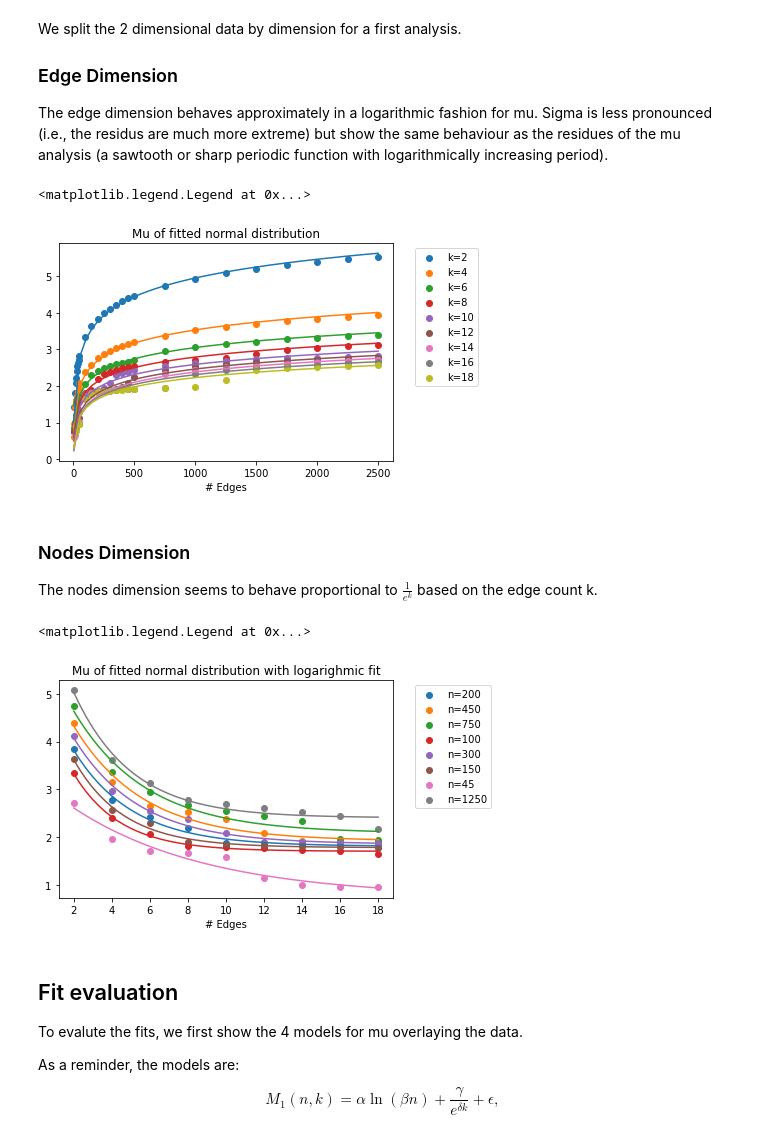
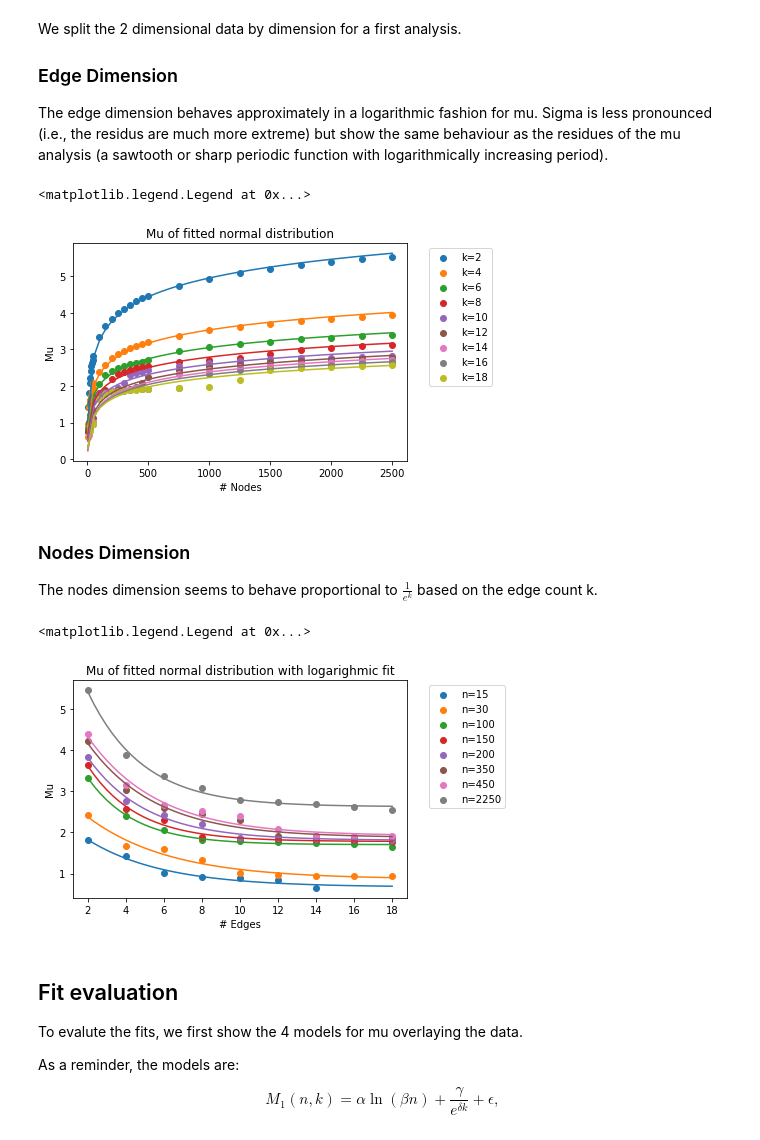
Before and after one commit to vs-uulm/eta-adaptive, a Jupyter notebook: Distribution Model.ipynb, the cells around one changed output. Saved outputs shown, nothing was run; the diff lists cells and outputs as text; code cells hidden in the pictures.

```diff
--- a/Distribution Model.ipynb
+++ b/Distribution Model.ipynb
@@ -218,12 +222,13 @@ for k in range(min(base["edges"]),max(base["edges"])+2,2): # Plotting all: base[
             continue
     curve = lambda x: logx(x, fit[0], fit[1], fit[2])
     plt.plot(Ns, curve(Ns))
-plt.xlabel("# Edges")
+plt.xlabel("# Nodes")
+plt.ylabel("Mu")
 plt.title("Mu of fitted normal distribution")
 plt.legend(bbox_to_anchor=(1.05, 1), loc='upper left')
 # %% [output]
 <matplotlib.legend.Legend at 0x...>
-[figure, old version]
+[figure, new version]
 # %% [markdown]
 ### Nodes Dimension
 
@@ -231,30 +236,34 @@ The nodes dimension seems to behave proportional to $\frac{1}{e^k}$ based on the
 # %%
 # Behaviour of Mu based on variable edge count
 # Estimated behaviour is proportional to 1/exp(k)
 
 def expx(x, a, b, c):
     return c+(a/np.exp(b*x))
 Ks = np.linspace(min(base["edges"]),max(base["edges"]))
 
-for n in random.sample(base["unique_nodes"], 8): # Plotting all: base["unique_nodes"]
+samples = random.sample(base["unique_nodes"], 8)
+samples.sort()
+
+for n in samples: # Plotting all: base["unique_nodes"]
     # Data
     ns = [i for i,x in enumerate(base["nodes"]) if x == n]
     ks = [base["edges"][i] for i in ns]
     mus = [base["mu_means"][i] for i in ns]
     plt.scatter(ks, mus, label=f"n={n}")
     # Fit
     if len(mus) < 4:
         # not enough data
         continue
     fit = curve_fit(expx, ks, mus)[0]
     curve = lambda x: expx(x, fit[0], fit[1], fit[2])
     plt.plot(Ks, curve(Ks))
 plt.xlabel("# Edges")
+plt.ylabel("Mu")
 plt.title("Mu of fitted normal distribution with logarighmic fit")
 plt.legend(bbox_to_anchor=(1.05, 1), loc='upper left')
 # %% [output]
 <matplotlib.legend.Legend at 0x...>
-[figure, old version]
+[figure, new version]
 # %% [markdown]
 ## Fit evaluation
 
```
Also changed, not shown: parts of 4 cells of this notebook, 1 other file.
